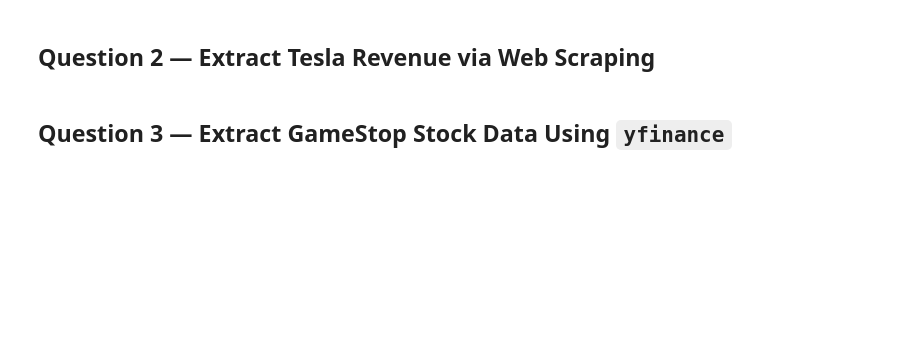
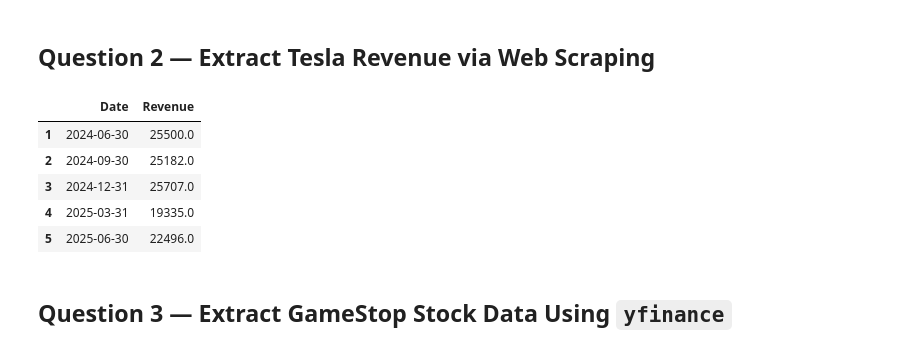
Before and after one commit to hnks-gh/coursera-ex, a Jupyter notebook: tsla_gme_dashboard.ipynb, the cells around one changed output. Cells and saved outputs as stored; diff of their text form; code cells hidden in the pictures; blank space fills up the shorter version.

```diff
--- a/tsla_gme_dashboard.ipynb
+++ b/tsla_gme_dashboard.ipynb
@@ -64,6 +101,38 @@ def get_quarterly_revenue_from_macrotrends(ticker, company_slug):
     df = df.dropna(subset=['Revenue']).drop_duplicates(subset=['Date']).sort_values('Date')
     df.reset_index(drop=True, inplace=True)
     return df
+# %%
+def get_quarterly_revenue_from_yfinance(ticker):
+    """Get quarterly revenue data from Yahoo Finance for a given ticker.
+
+    Parameters
+    ----------
+    ticker : str
+        Stock ticker (e.g., 'TSLA', 'GME')
+
+    Returns
+    -------
+    DataFrame with columns ['Date', 'Revenue'] sorted by Date ascending.
+    """
+    stock = yf.Ticker(ticker)
+    # Get quarterly financials (revenue is in the 'Total Revenue' row)
+    financials = stock.quarterly_financials
+
+    if financials.empty or 'Total Revenue' not in financials.index:
+        print(f"Warning: No revenue data found for {ticker}")
+        return pd.DataFrame(columns=['Date', 'Revenue'])
+
+    # Extract Total Revenue row and transpose to get dates as rows
+    revenue_data = financials.loc['Total Revenue'].sort_index()
+
+    # Create DataFrame with proper format
+    df = pd.DataFrame({
+        'Date': revenue_data.index.strftime('%Y-%m-%d'),
+        'Revenue': revenue_data.values / 1_000_000  # Convert to millions
+    })
+
+    df = df.sort_values('Date').reset_index(drop=True)
+    return df
 # %%
 def make_graph(stock_data, revenue_data, title):
     """Create a two-panel Plotly figure with Close price (left) and Revenue (right)."""
@@ -91,8 +167,15 @@ tesla_data.head()
 # %% [markdown]
 ## Question 2 — Extract Tesla Revenue via Web Scraping
 # %%
-tesla_revenue = get_quarterly_revenue_from_macrotrends('TSLA', 'tesla')
+tesla_revenue = get_quarterly_revenue_from_yfinance('TSLA')
 tesla_revenue.tail()
+# %% [output]
+|  | Date | Revenue |
+| 1 | 2024-06-30 | 25500.0 |
+| 2 | 2024-09-30 | 25182.0 |
+| 3 | 2024-12-31 | 25707.0 |
+| 4 | 2025-03-31 | 19335.0 |
+| 5 | 2025-06-30 | 22496.0 |
 # %% [markdown]
 ## Question 3 — Extract GameStop Stock Data Using `yfinance`
 # %%
```
Also changed, not shown: parts of 5 cells of this notebook.
